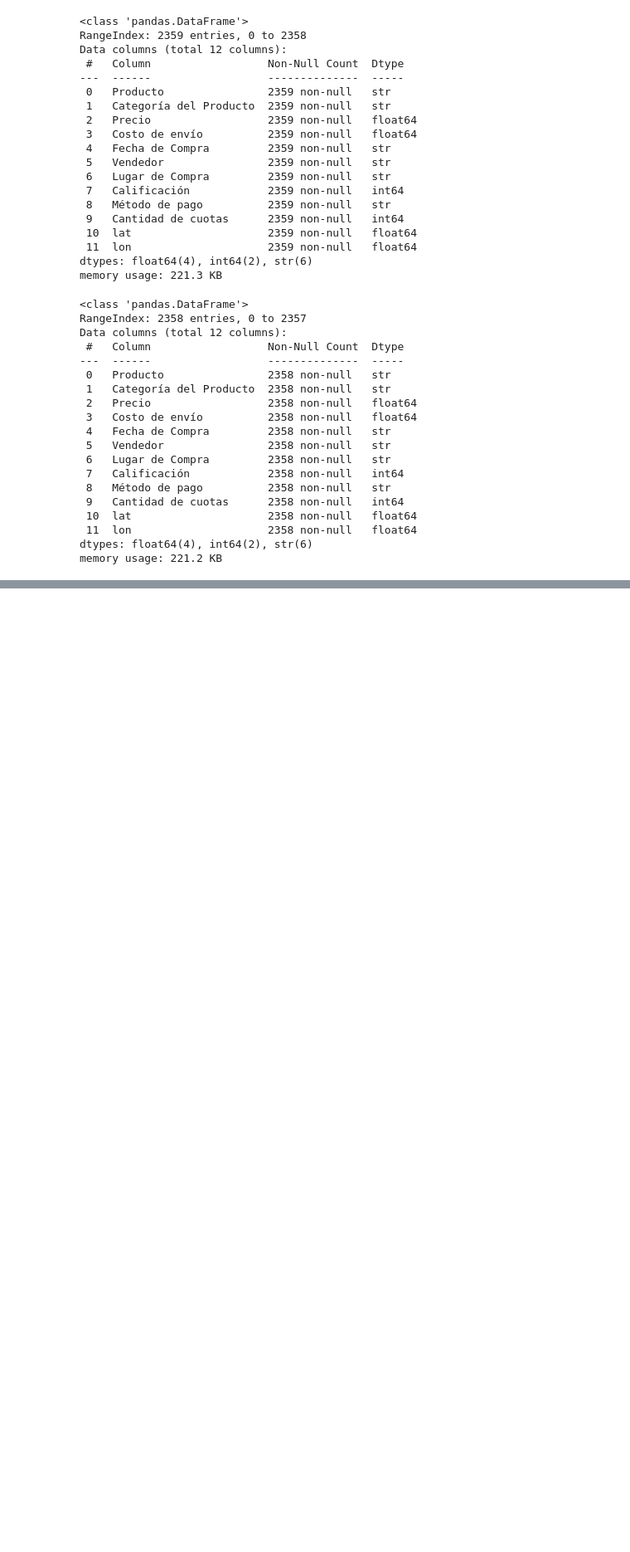
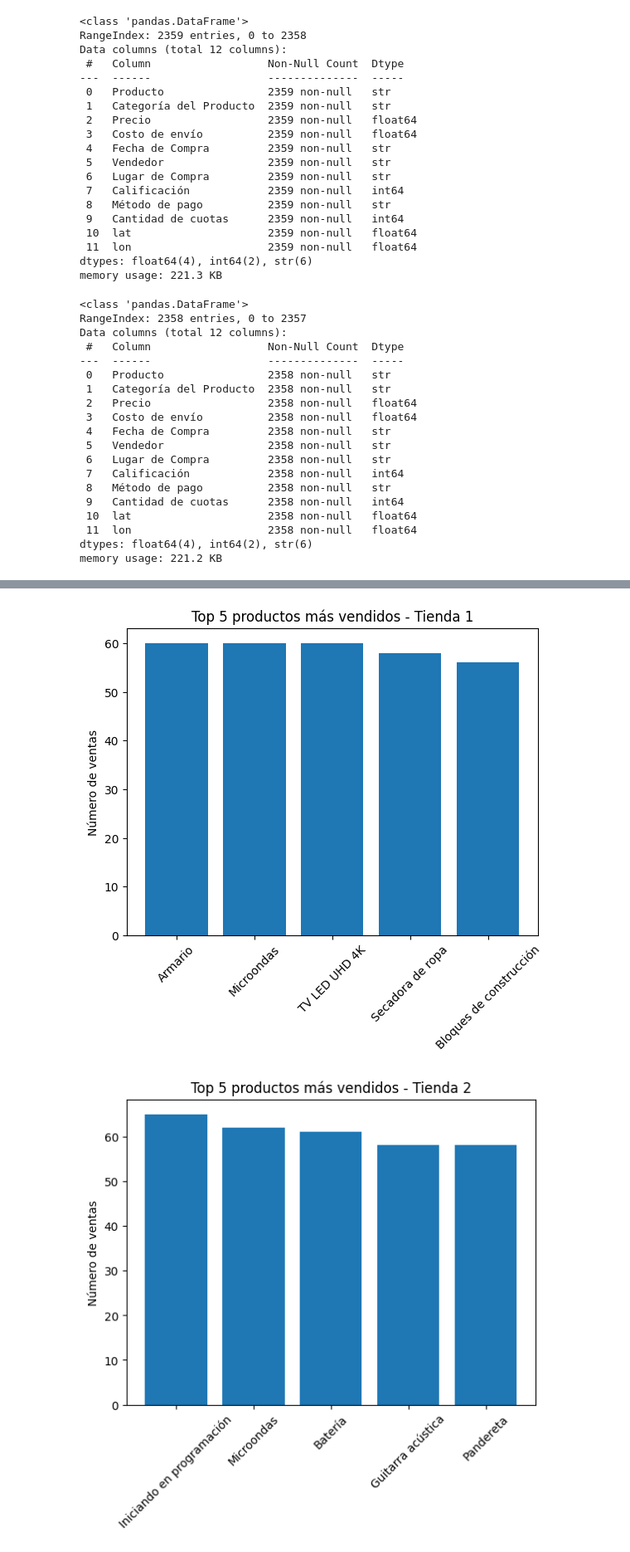
Before and after one commit to AndreaCisneros/challenge-alura-store, a Jupyter notebook: Alura-store.ipynb, the cells around one changed output, grey strips where cells are left out. Shown at 83% size. Cells and saved outputs as stored; diff of their text form; code cells hidden in the pictures; blank space fills up the shorter version.

```diff
--- a/Alura-store.ipynb
+++ b/Alura-store.ipynb
@@ -110,0 +137,7 @@ memory usage: 221.2 KB
+# %%
+tienda_1["Tienda"] = "Tienda 1"
+tienda_2["Tienda"] = "Tienda 2"
+tienda_3["Tienda"] = "Tienda 3"
+tienda_4["Tienda"] = "Tienda 4"
+
+tiendas = pd.concat([tienda_1, tienda_2, tienda_3, tienda_4], ignore_index=True)
@@ -110,0 +259,7 @@ memory usage: 221.2 KB
+# %%
+ventas_producto = (
+    tiendas.groupby(['Tienda', 'Producto'])
+    .size()
+    .reset_index(name = 'Ventas')
+)
+ventas_producto.head()
@@ -110,0 +349,21 @@ memory usage: 221.2 KB
+# %%
+top5 = (
+    ventas_producto
+    .sort_values(['Tienda', 'Ventas'], ascending=[True, False])
+    .groupby('Tienda')
+    .head(5)
+)
+
+for tienda in top5['Tienda'].unique():
+
+    df_tienda = top5[top5['Tienda'] == tienda]
+
+    plt.figure()
+    plt.bar(df_tienda['Producto'], df_tienda['Ventas'])
+    plt.title(f'Top 5 productos más vendidos - {tienda}')
+    plt.xticks(rotation=45)
+    plt.ylabel('Número de ventas')
+    plt.show()
+# %% [output]
+[figure, added]
+[figure, added]
```
Also changed, not shown: parts of 26 cells of this notebook.
